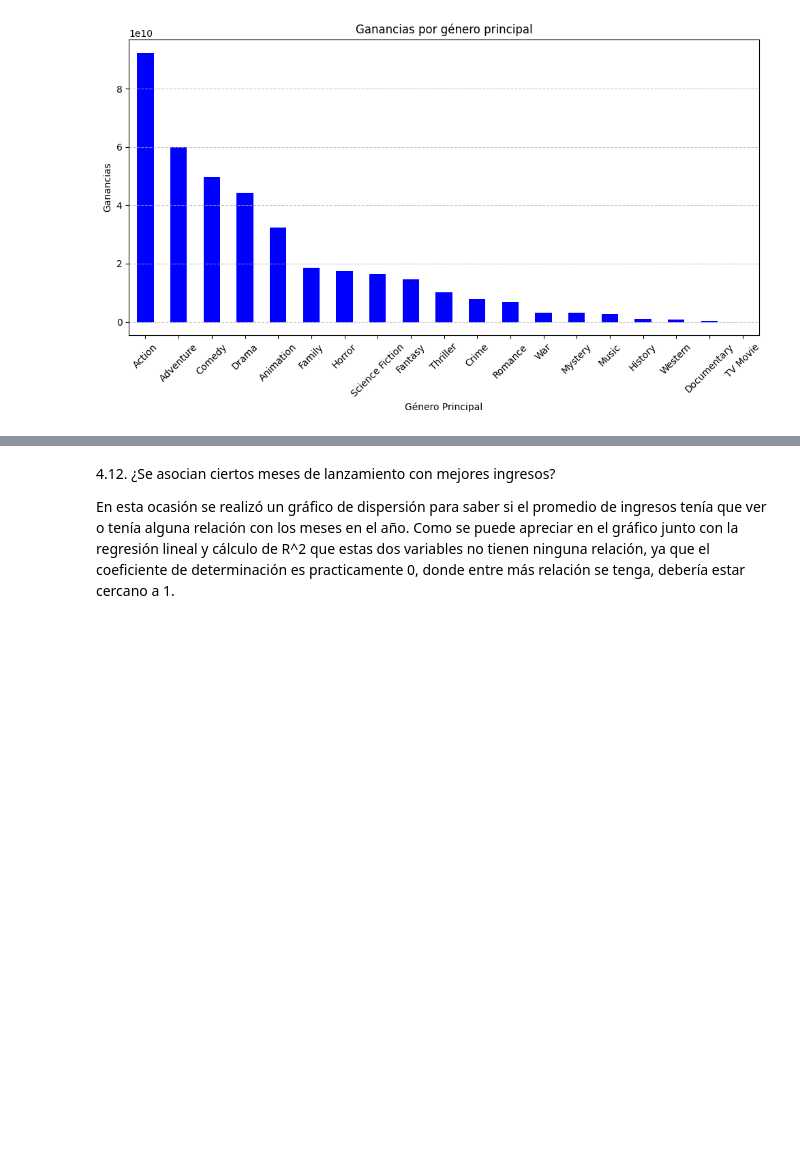
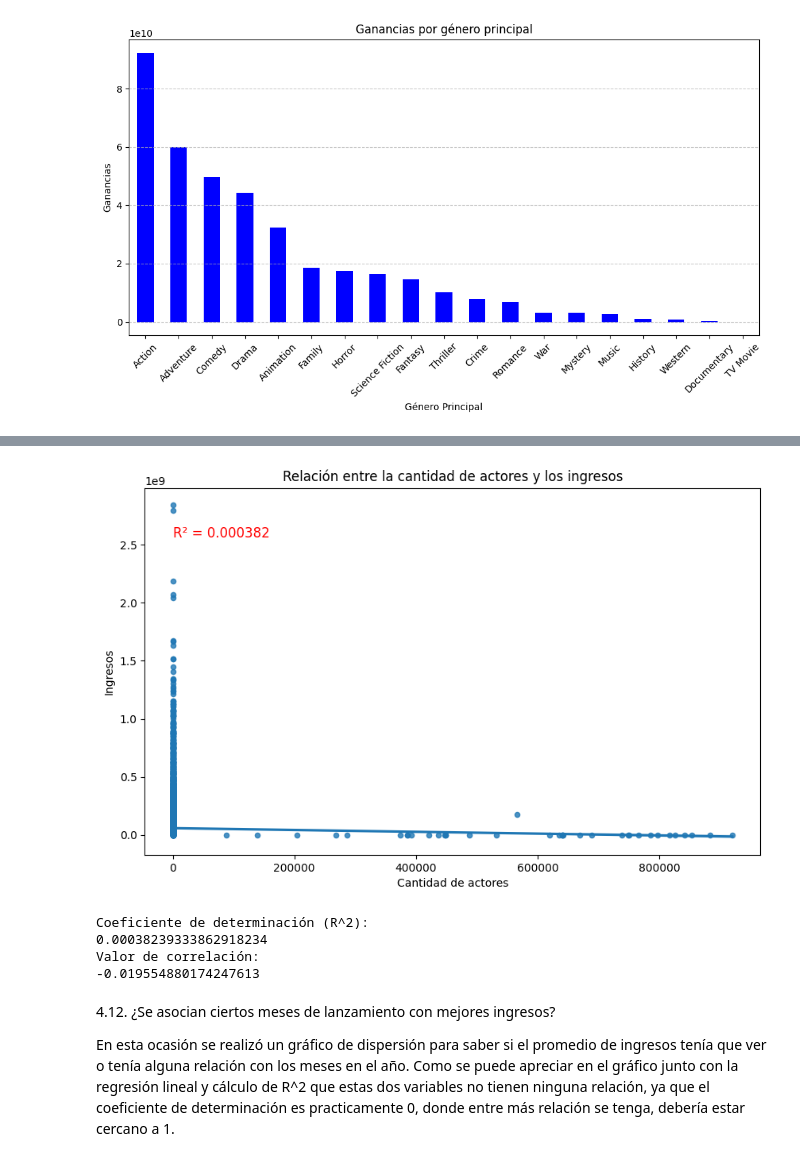
Before and after one commit to Dahernandezsilve/HT1MD, a Jupyter notebook: HT_1_Análisis_Exploratorio.ipynb, the cells around one changed output, grey strips where cells are left out. Saved outputs shown, nothing was run; the diff lists cells and outputs as text; code cells hidden in the pictures; blank space fills up the shorter version.

```diff
--- a/HT_1_Análisis_Exploratorio.ipynb
+++ b/HT_1_Análisis_Exploratorio.ipynb
@@ -331,3 +335,31 @@ El género con mayores ganancias es Action con 92276183898.0 ganancias.
+# %%
+#Inciso 4.8.
+import matplotlib.pyplot as plt
+import seaborn as sns
+
+#Gráfico de dispersión
+plt.figure(figsize=(10,6))
+sns.regplot(x='actorsAmount', y='revenue', data=dataframe, scatter_kws={'s': 20})
+plt.title("Relación entre la cantidad de actores y los ingresos")
+plt.xlabel("Cantidad de actores")
+plt.ylabel("Ingresos")
+#Valor de correlación
+correlation = dataframe['actorsAmount'].corr(dataframe['revenue'])
+rSquared = correlation**2
+plt.text(2, 0.9 * dataframe['revenue'].max(), f'R² = {rSquared:.6f}', fontsize=12, color='red')
+plt.show()
+
+
+print("Coeficiente de determinación (R^2):")
+print(rSquared)
+print("Valor de correlación:")
+print(correlation)
+# %% [output]
+[figure, added]
+Coeficiente de determinación (R^2):
+0.00038239333862918234
+Valor de correlación:
+-0.019554880174247613
 # %% [markdown]
 4.12. ¿Se asocian ciertos meses de lanzamiento con mejores ingresos?
 
```
Also changed, not shown: parts of 1 cell of this notebook.
